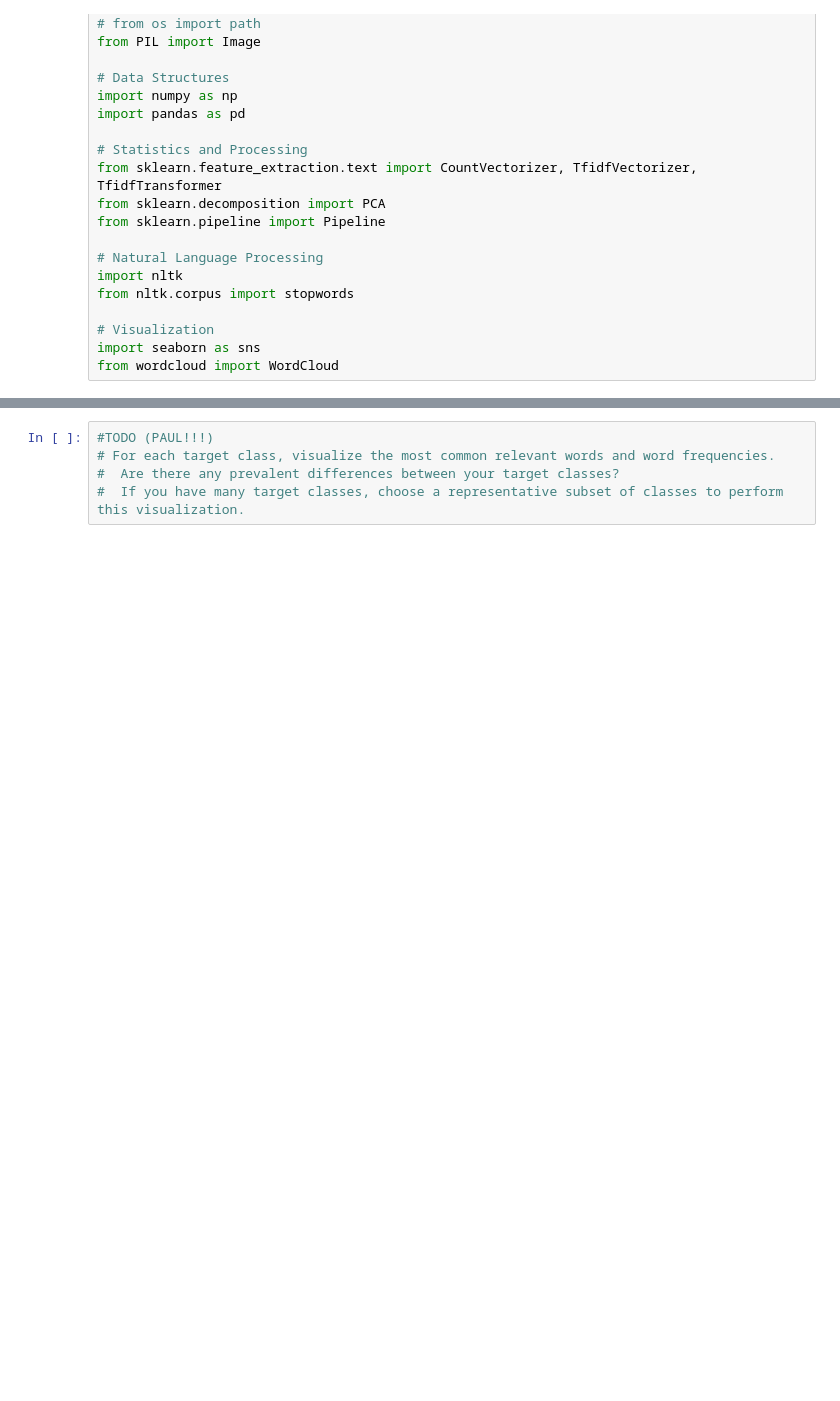
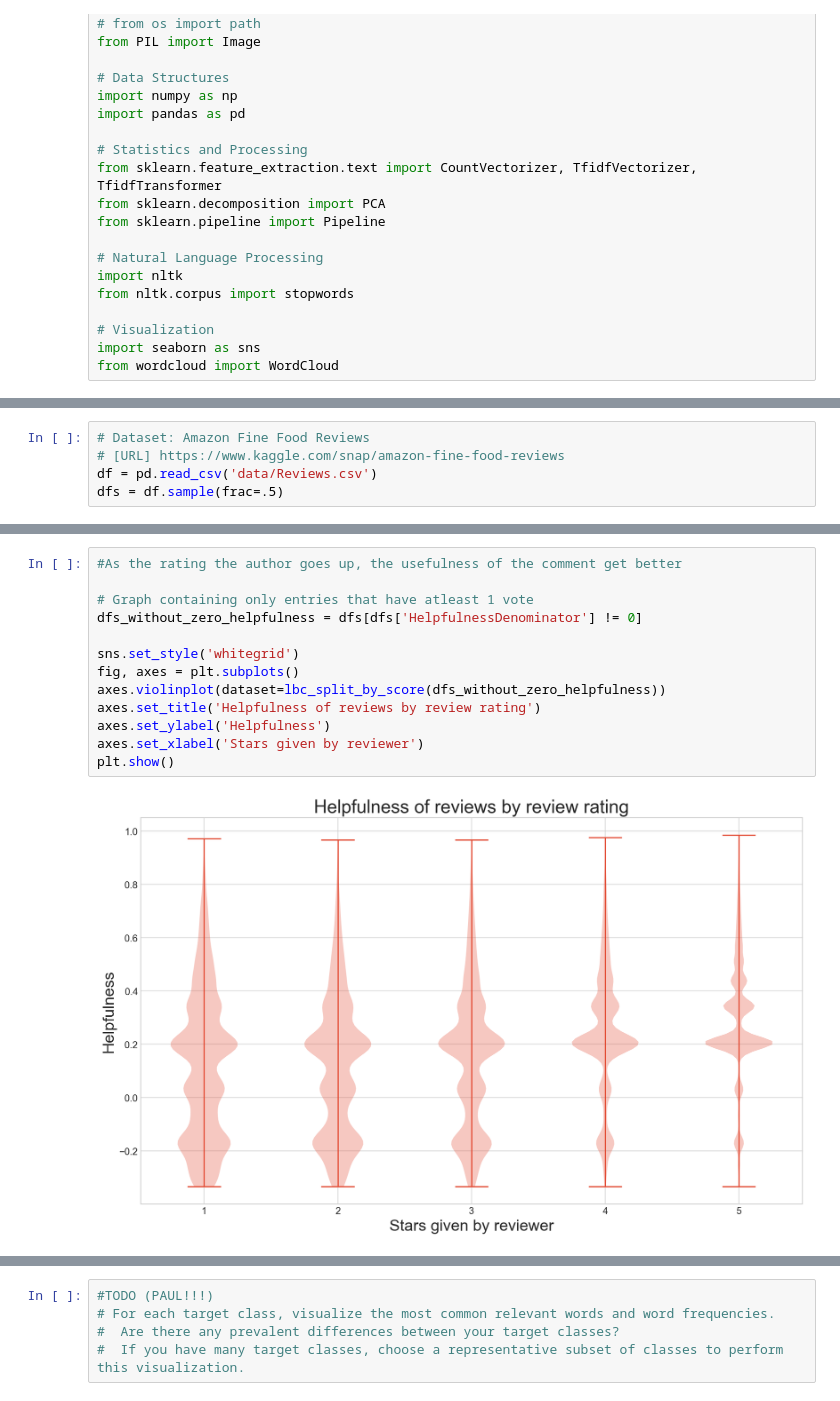
Before and after one commit to SMU-ML-2017/Project2, a Jupyter notebook: ML Project 2.ipynb, the cells around one changed output, grey strips where cells are left out. Drawn from its saved outputs; the diff is of its cells as text; blank space fills up the shorter version.

```diff
--- a/ML Project 2.ipynb
+++ b/ML Project 2.ipynb
@@ -327,0 +38,5 @@ plt.show()
+# %%
+# Dataset: Amazon Fine Food Reviews
+# [URL] https://www.kaggle.com/snap/amazon-fine-food-reviews
+df = pd.read_csv('data/Reviews.csv')
+dfs = df.sample(frac=.5)
@@ -327,0 +137,15 @@ plt.show()
+# %%
+#As the rating the author goes up, the usefulness of the comment get better
+
+# Graph containing only entries that have atleast 1 vote
+dfs_without_zero_helpfulness = dfs[dfs['HelpfulnessDenominator'] != 0]
+
+sns.set_style('whitegrid')
+fig, axes = plt.subplots()
+axes.violinplot(dataset=lbc_split_by_score(dfs_without_zero_helpfulness))
+axes.set_title('Helpfulness of reviews by review rating')
+axes.set_ylabel('Helpfulness')
+axes.set_xlabel('Stars given by reviewer')
+plt.show()
+# %% [output]
+[figure, added]
```
Also changed, not shown: parts of 62 cells of this notebook.
